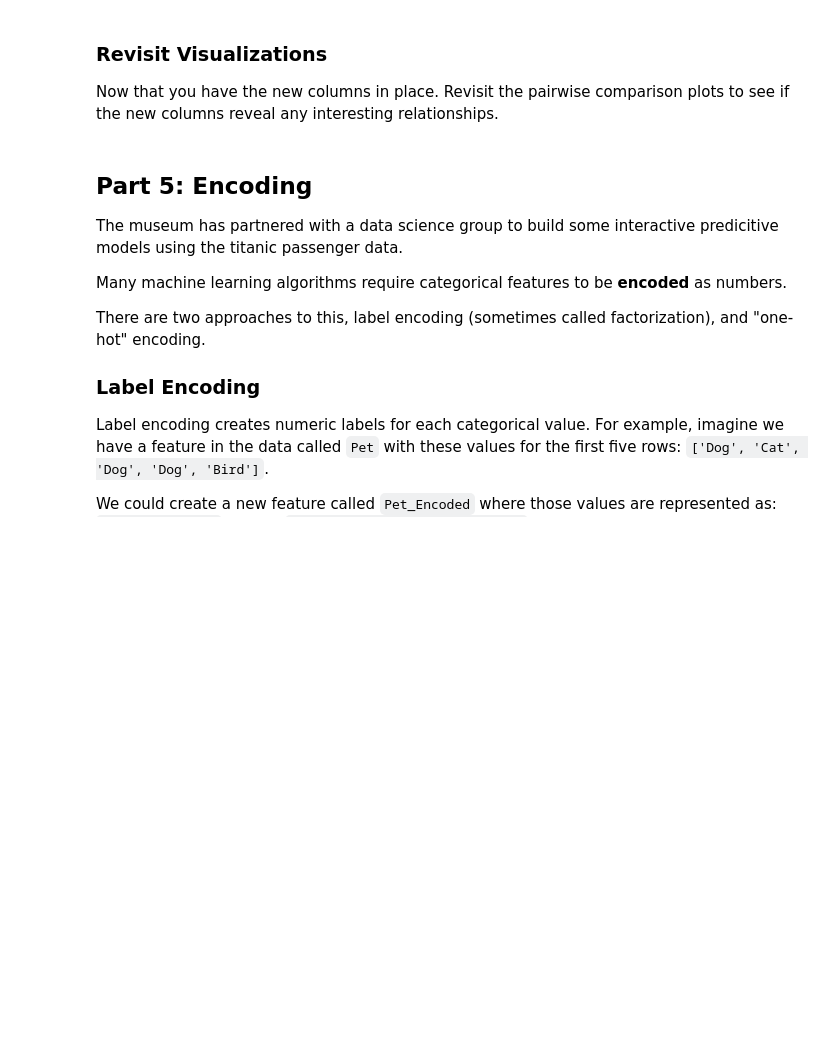
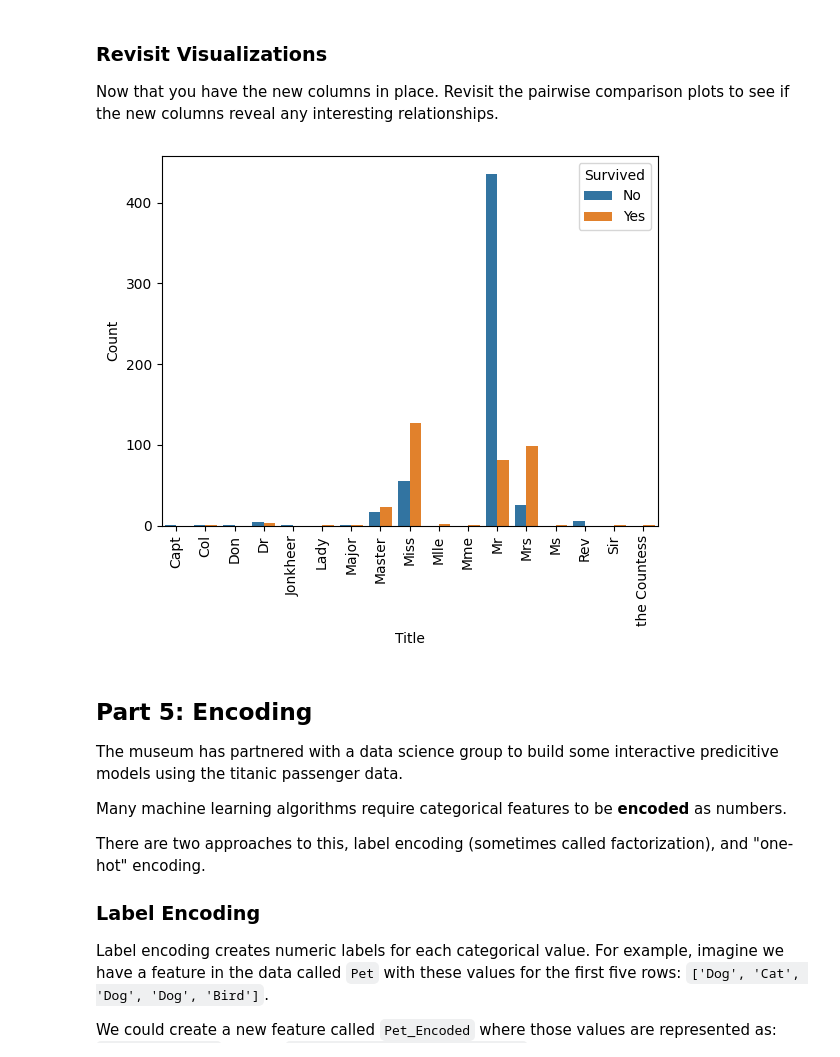
Before and after one commit to regino-pan-a-i/Machine-Learning-Notes, a Jupyter notebook: notebooks/Exploration_03.ipynb, the cells around one changed output. Saved outputs shown, nothing was run; the diff lists cells and outputs as text; code cells hidden in the pictures; blank space fills up the shorter version.

```diff
--- a/notebooks/Exploration_03.ipynb
+++ b/notebooks/Exploration_03.ipynb
@@ -133,3 +145,5 @@ For the second new column, you'll need to first look at a summary of your list o
 You may want to review prior Data Explorations for tips on creating new columns and checking for lists of values.
 # %%
 # Enter the code needed to create the two new columns
+titanic['Title'] = titanic['Name'].str.split(',').str.get(1).str.split('.').str.get(0).str.strip()
+titanic['Title'].value_counts()
@@ -141,3 +174,11 @@ Now that you have the new columns in place. Revisit the pairwise comparison plot
+# %%
+# Enter the code needed to recheck the pairwise comparison.
+survivors_by_title = titanic.groupby(['Title', 'Survived'])['PassengerId'].count().reset_index(name='Count')
+sns.barplot(data=survivors_by_title, x='Title', y='Count', hue='Survived')
+plt.xticks(rotation=90)
+plt.show()
+# %% [output]
+[figure, added]
 # %% [markdown]
 ## Part 5: Encoding
 
```
Also changed, not shown: parts of 4 cells of this notebook.
